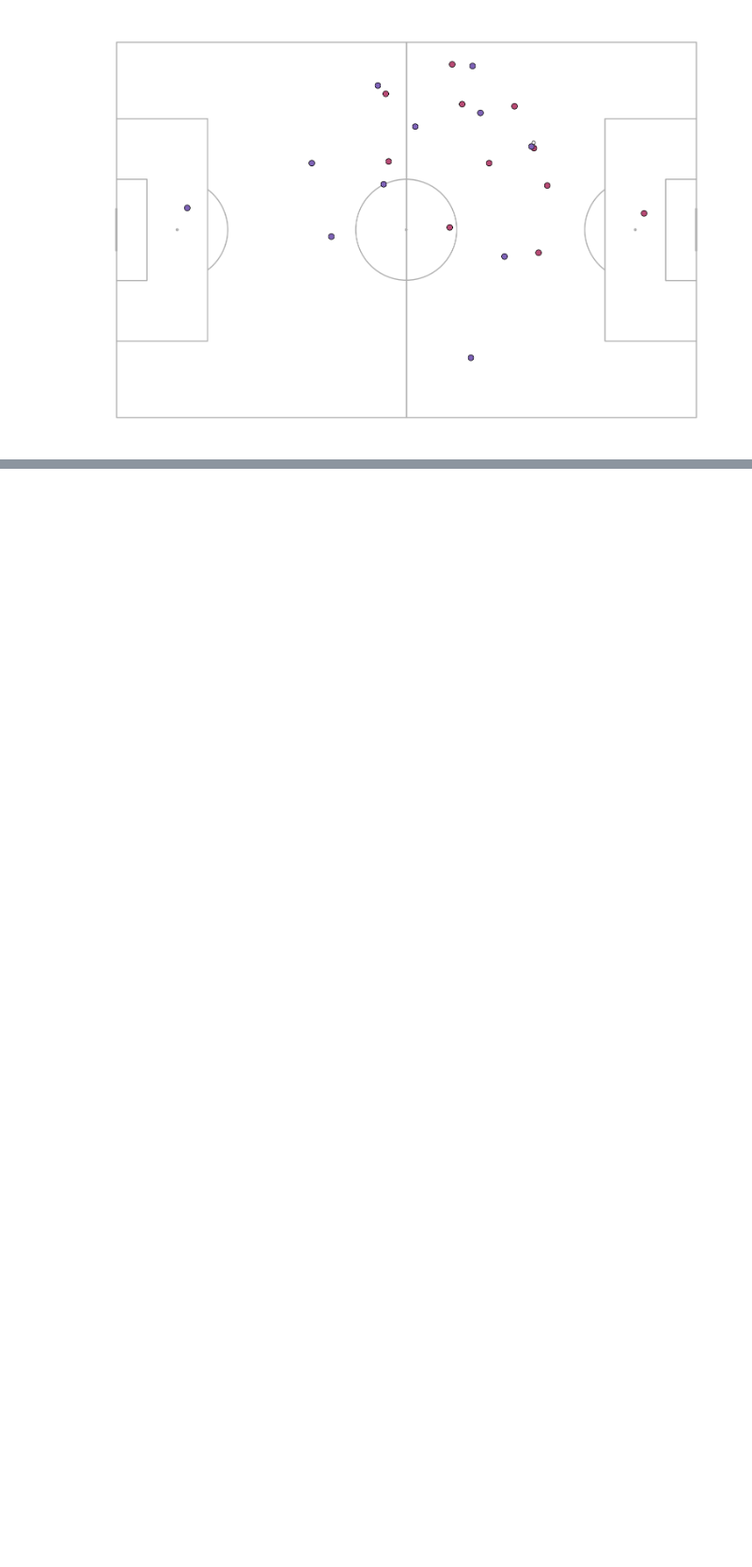
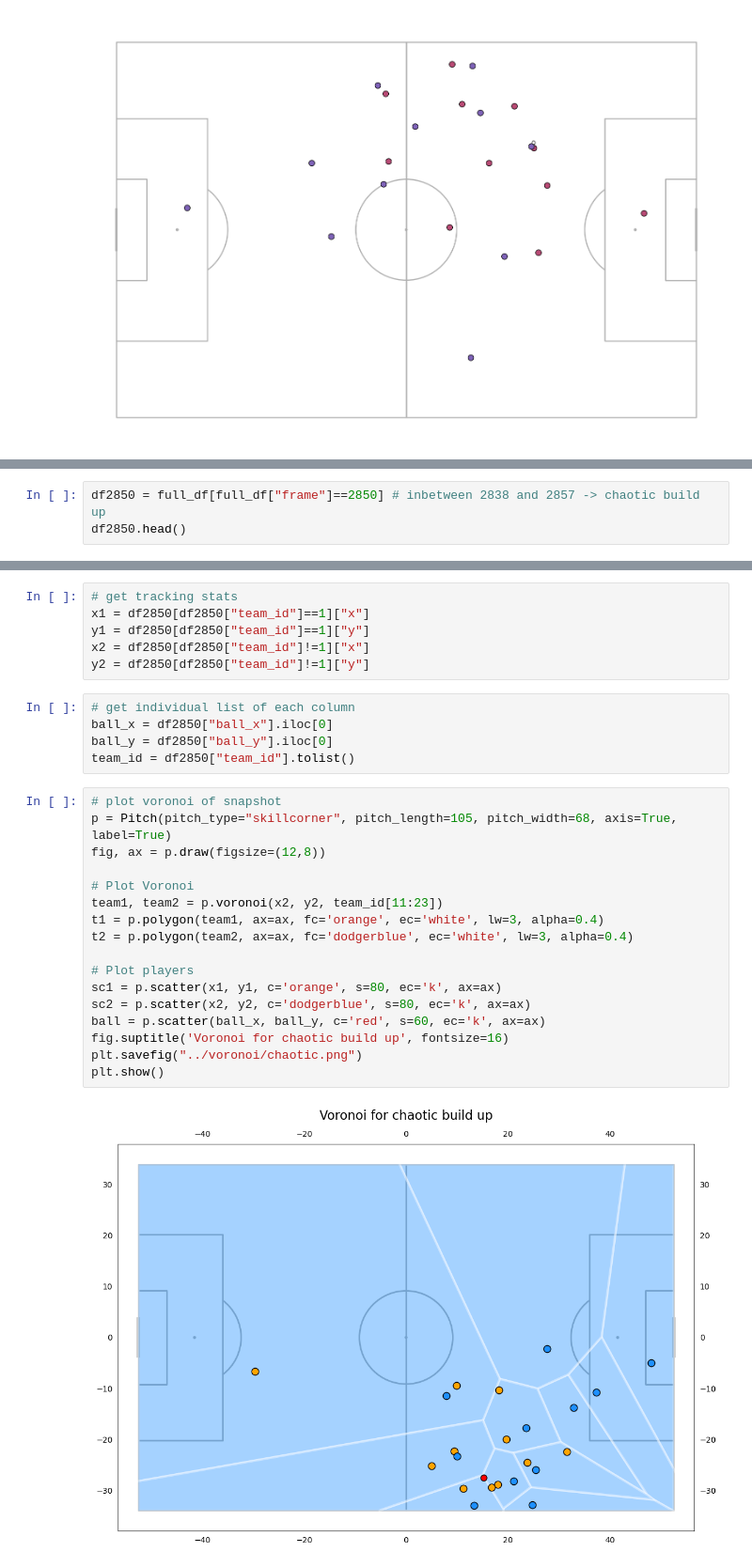
Before and after one commit to alexmiale/ds4420_project, a Jupyter notebook: animation/animations.ipynb, the cells around one changed output, grey strips where cells are left out. Shown at 94% size. Drawn from its saved outputs; the diff is of its cells as text; blank space fills up the shorter version.

Commit message:
voronoi images of different phases of play

```diff
--- a/animation/animations.ipynb
+++ b/animation/animations.ipynb
@@ -213,0 +270,3 @@ anim.save('example.gif', dpi=150, fps=25, savefig_kwargs={'pad_inches':0, 'facec
+# %%
+df2850 = full_df[full_df["frame"]==2850] # inbetween 2838 and 2857 -> chaotic build up
+df2850.head()
@@ -213,0 +280,30 @@ anim.save('example.gif', dpi=150, fps=25, savefig_kwargs={'pad_inches':0, 'facec
+# %%
+# get tracking stats
+x1 = df2850[df2850["team_id"]==1]["x"]
+y1 = df2850[df2850["team_id"]==1]["y"]
+x2 = df2850[df2850["team_id"]!=1]["x"]
+y2 = df2850[df2850["team_id"]!=1]["y"]
+# %%
+# get individual list of each column
+ball_x = df2850["ball_x"].iloc[0]
+ball_y = df2850["ball_y"].iloc[0]
+team_id = df2850["team_id"].tolist()
+# %%
+# plot voronoi of snapshot
+p = Pitch(pitch_type="skillcorner", pitch_length=105, pitch_width=68, axis=True, label=True)
+fig, ax = p.draw(figsize=(12,8))
+
+# Plot Voronoi
+team1, team2 = p.voronoi(x2, y2, team_id[11:23])
+t1 = p.polygon(team1, ax=ax, fc='orange', ec='white', lw=3, alpha=0.4)
+t2 = p.polygon(team2, ax=ax, fc='dodgerblue', ec='white', lw=3, alpha=0.4)
+
+# Plot players
+sc1 = p.scatter(x1, y1, c='orange', s=80, ec='k', ax=ax)
+sc2 = p.scatter(x2, y2, c='dodgerblue', s=80, ec='k', ax=ax)
+ball = p.scatter(ball_x, ball_y, c='red', s=60, ec='k', ax=ax)
+fig.suptitle('Voronoi for chaotic build up', fontsize=16)
+plt.savefig("../voronoi/chaotic.png")
+plt.show()
+# %% [output]
+[figure, added]
```
Also changed, not shown: parts of 13 cells of this notebook, 4 other files.
